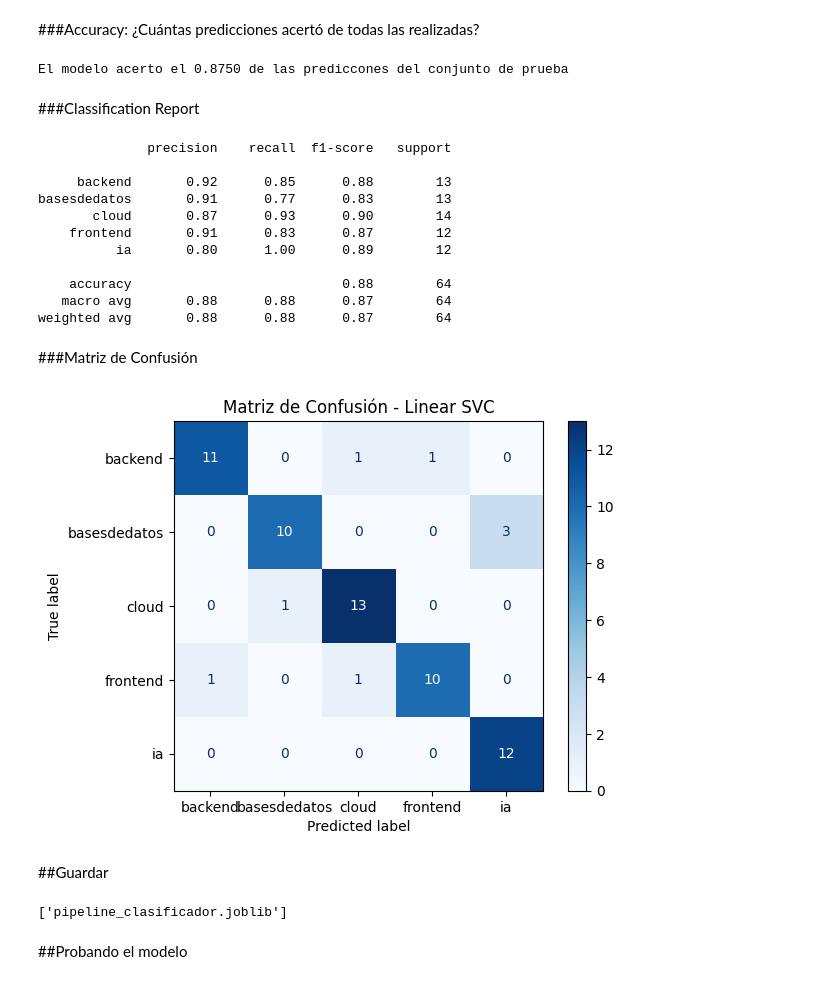
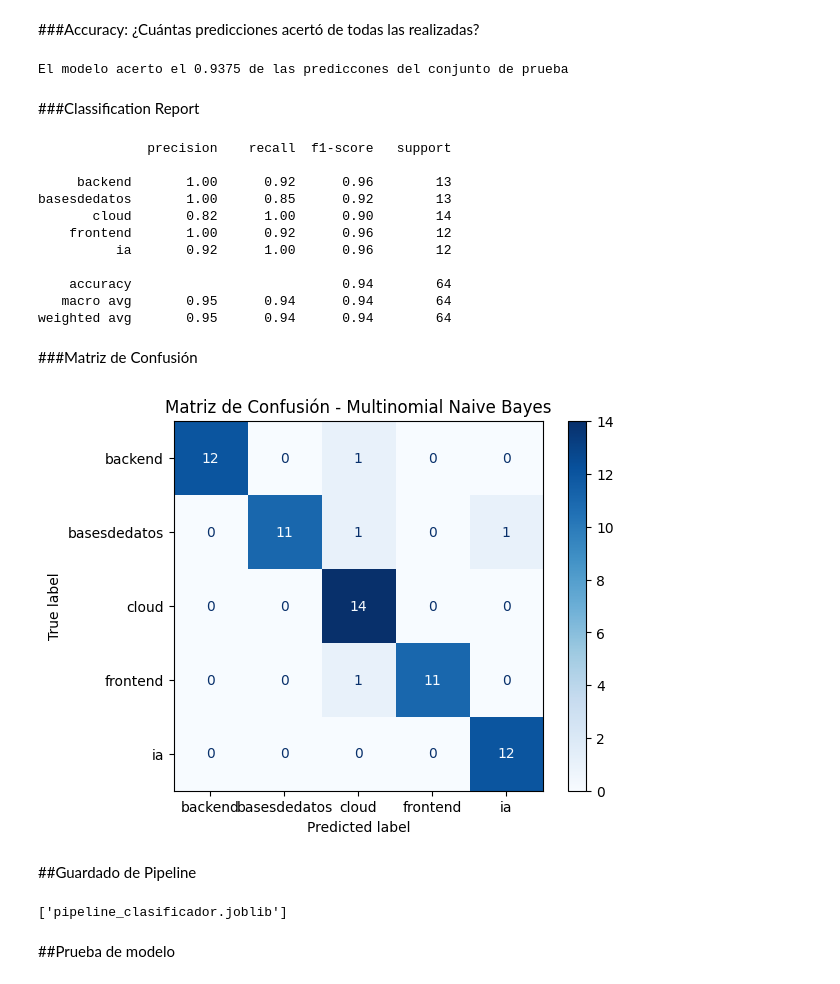
Before and after one commit to No-Country-simulation/G9-LATAM-TEAM-67, a Jupyter notebook: dataset.ipynb, the cells around one changed output. Drawn from its saved outputs; the diff is of its cells as text; code cells hidden in the pictures.

```diff
--- a/dataset.ipynb
+++ b/dataset.ipynb
@@ -215,7 +215,7 @@ df.head()
 ##Definición de variables
 # %%
 # Variables independientes (Texto)
-X = df['titulo'] + " " + df['texto']
+x = df['titulo'] + " " + df['texto']
 #x = df['texto']
 # Variable objetivo (Categoría)
 y = df['categoria']
@@ -397,5 +397,6 @@ comparacion
 ##Entrenamiento
 # %%
 #Entrenamiento
-pipeline_SVC.fit(x_train, y_train)
+#pipeline_SVC.fit(x_train, y_train)
+pipeline_NB.fit(x_train, y_train)
 # %% [output]
@@ -404,53 +404,54 @@ Pipeline(steps=[('tfidf', TfidfVectorizer()),
 # %%
 #Predicción
-pred_SVC = pipeline_SVC.predict(x_test)
+#pred_SVC = pipeline_SVC.predict(x_test)
+pred_NB = pipeline_NB.predict(x_test)
 # %% [markdown]
 ##Evaluación de métricas
 # %% [markdown]
 ###Accuracy: ¿Cuántas predicciones acertó de todas las realizadas?
 # %%
 from sklearn.metrics import accuracy_score
-accuracy =  accuracy_score(y_test, pred_SVC)
+accuracy =  accuracy_score(y_test, pred_NB)
 print(f"El modelo acerto el {accuracy:.4f} de las prediccones del conjunto de prueba")
 # %% [output]
-El modelo acerto el 0.8750 de las prediccones del conjunto de prueba
+El modelo acerto el 0.9375 de las prediccones del conjunto de prueba
 # %% [markdown]
 ###Classification Report
 # %%
 from sklearn.metrics import classification_report
 
-print(classification_report(y_test, pred_SVC))
+print(classification_report(y_test, pred_NB))
 # %% [output]
               precision    recall  f1-score   support
 
-     backend       0.92      0.85      0.88        13
-basesdedatos       0.91      0.77      0.83        13
-       cloud       0.87      0.93      0.90        14
-    frontend       0.91      0.83      0.87        12
-          ia       0.80      1.00      0.89        12
+     backend       1.00      0.92      0.96        13
+basesdedatos       1.00      0.85      0.92        13
+       cloud       0.82      1.00      0.90        14
+    frontend       1.00      0.92      0.96        12
+          ia       0.92      1.00      0.96        12
 
-    accuracy                           0.88        64
-   macro avg       0.88      0.88      0.87        64
-weighted avg       0.88      0.88      0.87        64
+    accuracy                           0.94        64
+   macro avg       0.95      0.94      0.94        64
+weighted avg       0.95      0.94      0.94        64
 # %% [markdown]
 ###Matriz de Confusión
 # %%
 import matplotlib.pyplot as plt
 from sklearn.metrics import ConfusionMatrixDisplay
 
 ConfusionMatrixDisplay.from_predictions(
     y_test,
-    pred_SVC,
+    pred_NB,
     cmap="Blues"
 )
 
-plt.title("Matriz de Confusión - Linear SVC")
+plt.title("Matriz de Confusión - Multinomial Naive Bayes")
 
 plt.show()
 # %% [output]
-[figure, old version]
+[figure, new version]
-# %% [markdown]
-##Guardar
+# %% [markdown]
+##Guardado de Pipeline
 # %%
 #Guardamos pipeline que usara la API
 import joblib
@@ -459,4 +460,4 @@ joblib.dump(pipeline_SVC, "pipeline_clasificador.joblib")
 # %% [output]
 ['pipeline_clasificador.joblib']
 # %% [markdown]
-##Probando el modelo
+##Prueba de modelo
```
Also changed, not shown: parts of 28 cells of this notebook.
